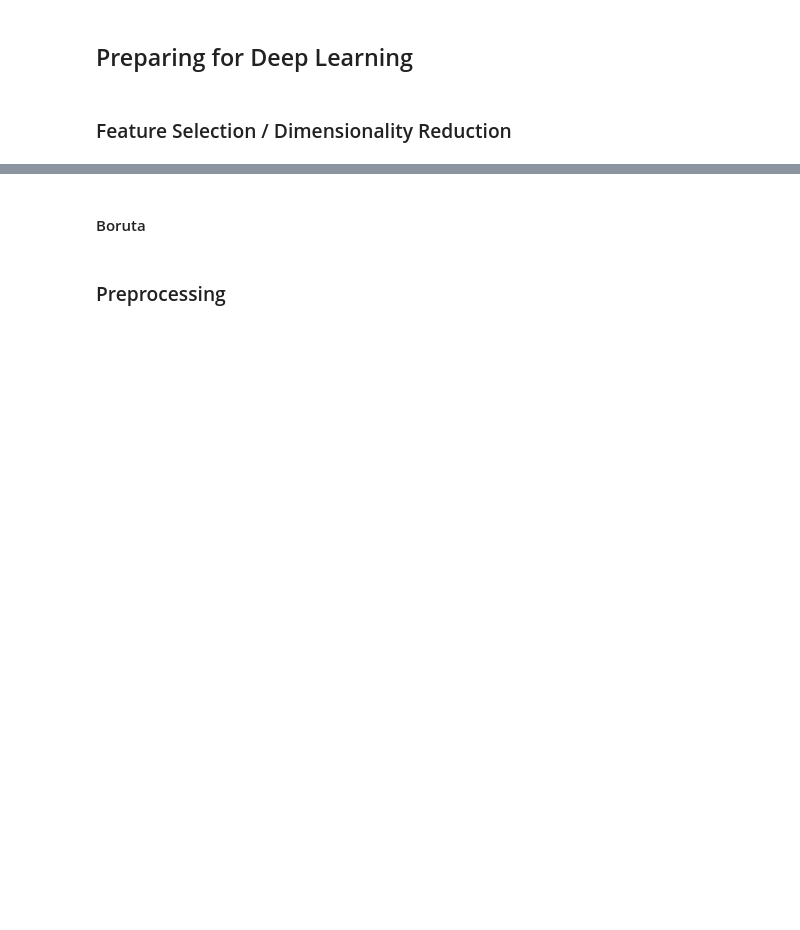
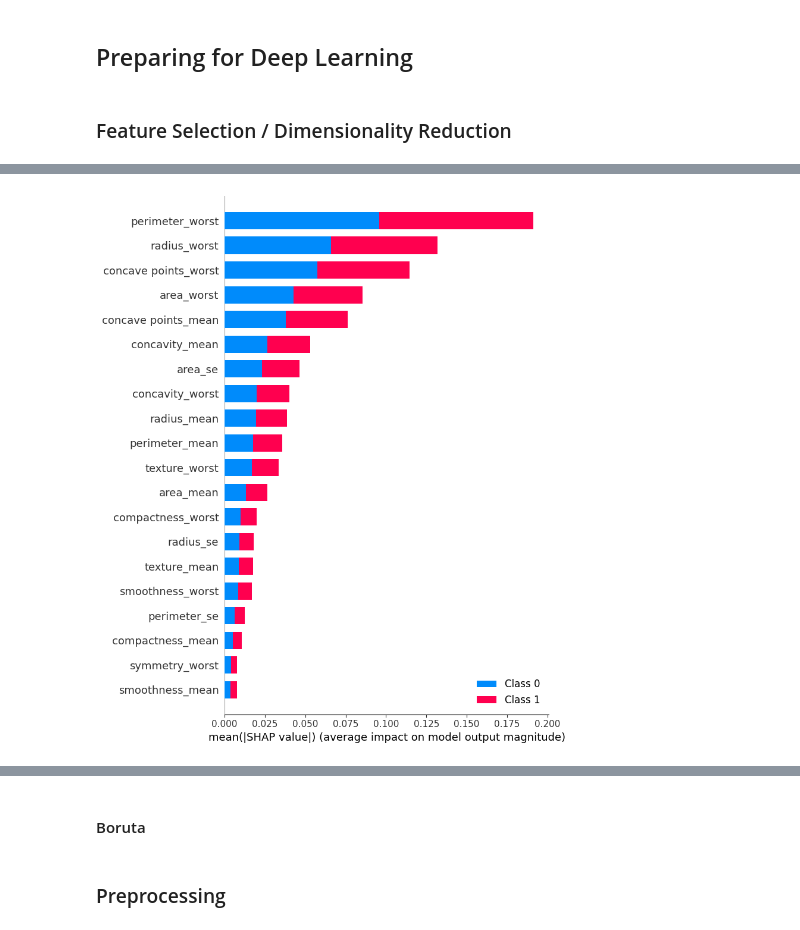
Before and after one commit to julienRactM/building-perceptron, a Jupyter notebook: building-perceptron.ipynb, the cells around one changed output, grey strips where cells are left out. Drawn from its saved outputs; the diff is of its cells as text; code cells hidden in the pictures; blank space fills up the shorter version.

Commit message:
[Update] with Shap

```diff
--- a/building-perceptron.ipynb
+++ b/building-perceptron.ipynb
@@ -68,0 +256,7 @@ df.head(2)
+# %%
+df = original_df.copy()
+# classify target, Benign as 0, Malignant as 1
+df.diagnosis = df.diagnosis.apply(lambda x: 1 if x == "M" else 0)
+
+# dropping useless cols
+df.drop(columns = ["id", "Unnamed: 32"], inplace=True)
@@ -72,0 +271,17 @@ df.head(2)
+# %%
+X = df.drop("diagnosis", axis=1) # Independent variables
+y = df.diagnosis # Dependent variable
+
+# Split into train and test
+X_train, X_test, y_train, y_test = train_test_split(X, y, test_size=0.3, random_state=1)
+
+# Train a machine learning model
+
+clf = RandomForestClassifier()
+clf.fit(X_train, y_train)
+
+# Make prediction on the testing data
+y_pred = clf.predict(X_test)
+
+# Classification Report
+print(classification_report(y_pred, y_test))
@@ -72,0 +297,6 @@ df.head(2)
+# %%
+explainer = shap.Explainer(clf)
+shap_values = explainer.shap_values(X_test)
+shap.summary_plot(shap_values, X_test)
+# %% [output]
+[figure, added]
```
Also changed, not shown: parts of 39 cells of this notebook.
